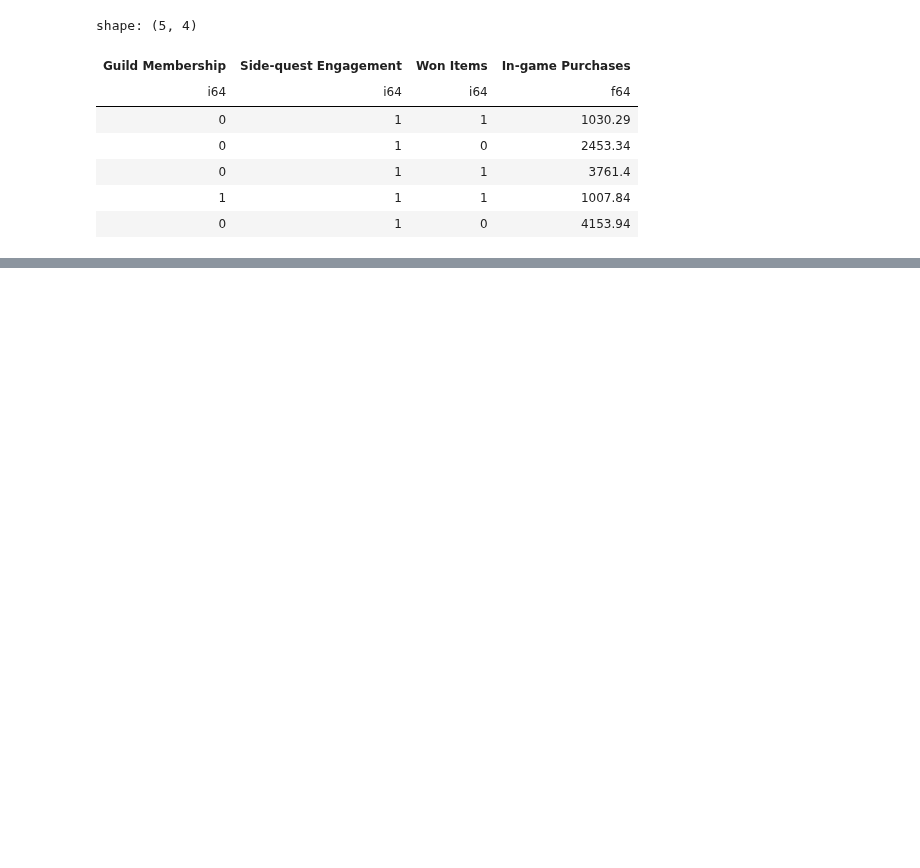
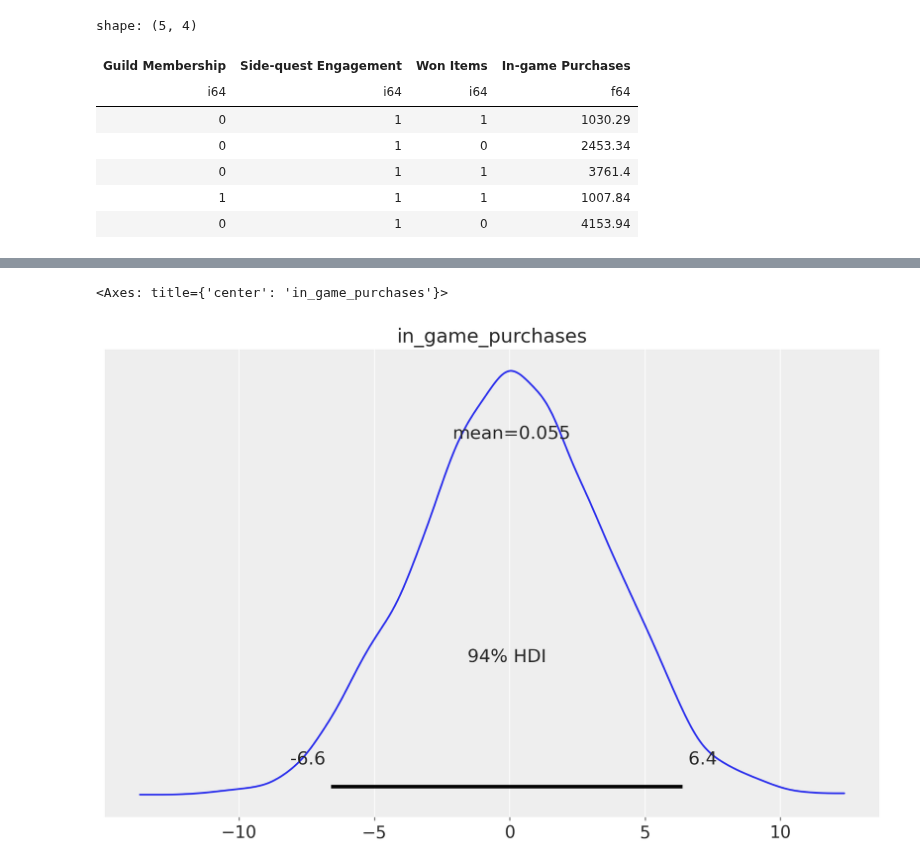
Before and after one commit to juanitorduz/website_projects, a Jupyter notebook: Python/online_game_ate.ipynb, the cells around one changed output, grey strips where cells are left out. Saved outputs shown, nothing was run; the diff lists cells and outputs as text; code cells hidden in the pictures; blank space fills up the shorter version.

```diff
--- a/Python/online_game_ate.ipynb
+++ b/Python/online_game_ate.ipynb
@@ -307,0 +409,12 @@ az.plot_ppc(idata, num_pp_samples=100, group="posterior")
+# %%
+ate = (
+    do_1_idata["posterior_predictive"]["in_game_purchases"]
+    - do_0_idata["posterior_predictive"]["in_game_purchases"]
+).mean(dim="obs_idx")
+
+
+fig, ax = plt.subplots(figsize=(9, 6))
+az.plot_posterior(ate, ax=ax)
+# %% [output]
+<Axes: title={'center': 'in_game_purchases'}>
+[figure, added]
```
Also changed, not shown: parts of 13 cells of this notebook.
